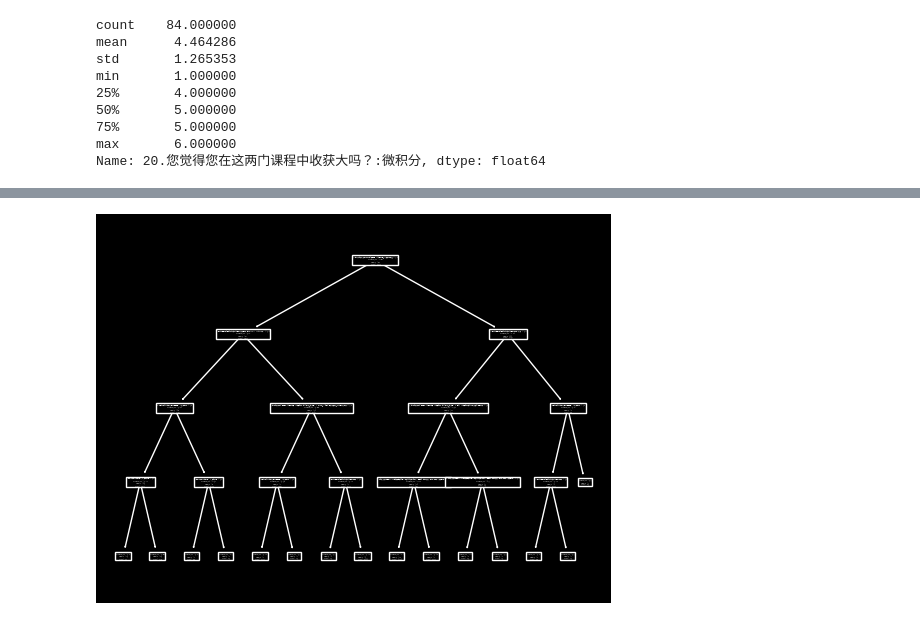
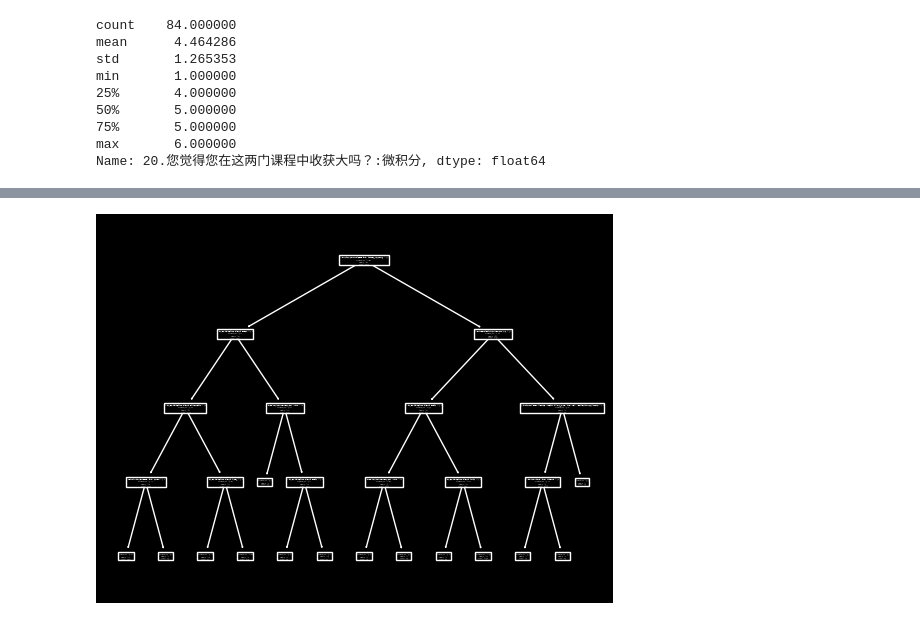
Before and after one commit to 2catycm/Sociology_of_Homework_and_Solution, a Jupyter notebook: src/决策树.ipynb, the cells around one changed output, grey strips where cells are left out. Saved outputs shown, nothing was run; the diff lists cells and outputs as text; code cells hidden in the pictures.

```diff
--- a/src/决策树.ipynb
+++ b/src/决策树.ipynb
@@ -127,3 +127,5 @@ min       1.000000
 75%       5.000000
 max       6.000000
 Name: 20.您觉得您在这两门课程中收获大吗？:微积分, dtype: float64
+# %%
+df_no_dummy = pd.read_excel('../result/preprocess_data_no_dummy.xlsx')
@@ -129,0 +206,3 @@ Name: 20.您觉得您在这两门课程中收获大吗？:微积分, dtype: floa
+# %%
+answer_features = common_features[:7]
+answer_features
@@ -130,8 +217,12 @@ Name: 20.您觉得您在这两门课程中收获大吗？:微积分, dtype: floa
 # %%
 # 先分析数学课
 from draw_tree import classification_and_draw, regression_and_draw
-classification_and_draw(df[math_X], df[math_Y[-1]], math_X, df, class_names=[str(i+1) for i in range(6)],
-                        path="fig/classification")
-regression_and_draw(df[math_X], df[math_Y[-1]], math_X, df,
-   path="fig/regression")
+x = math_X+answer_features+math_Y[:1]
+y = math_Y[-1]
+classification_and_draw(df[x], df[y], x, df_no_dummy, class_names=[str(i+1) for i in range(6)],
+                        path="fig/如何在数学课收获更多-分类可视化",
+                        dummy_indicator="(单选)", replacement=replacement)
+regression_and_draw(df[x], df[y], x, df_no_dummy,
+   path="fig/如何在数学课收获更多-回归可视化",
+   dummy_indicator="(单选)", replacement=replacement)
 # %% [output]
@@ -141 +232 @@ regression_and_draw(df[math_X], df[math_Y[-1]], math_X, df,
-[figure, old version]
+[figure, new version]
```
Also changed, not shown: parts of 11 cells of this notebook, 24 other files.
